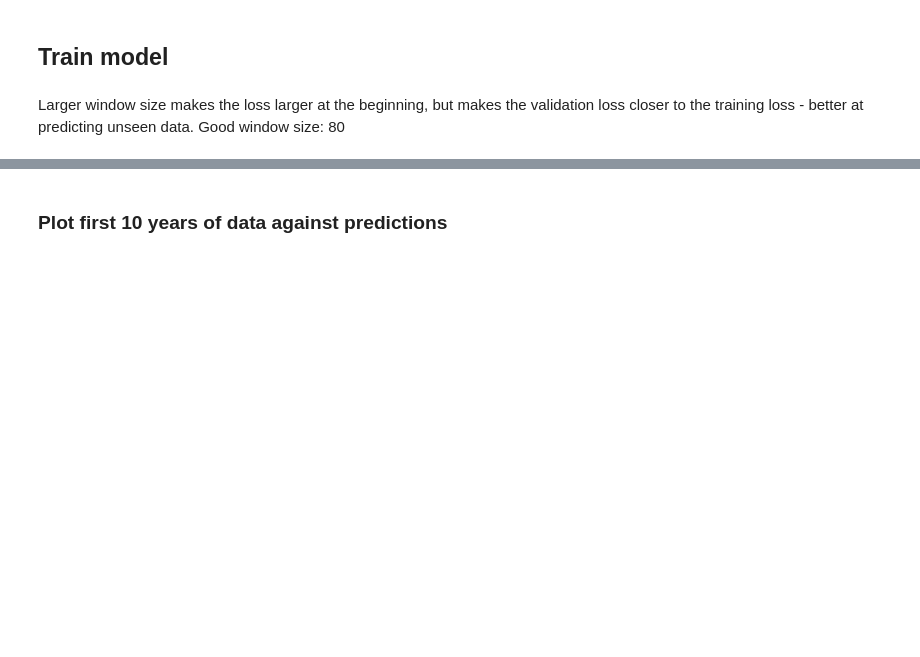
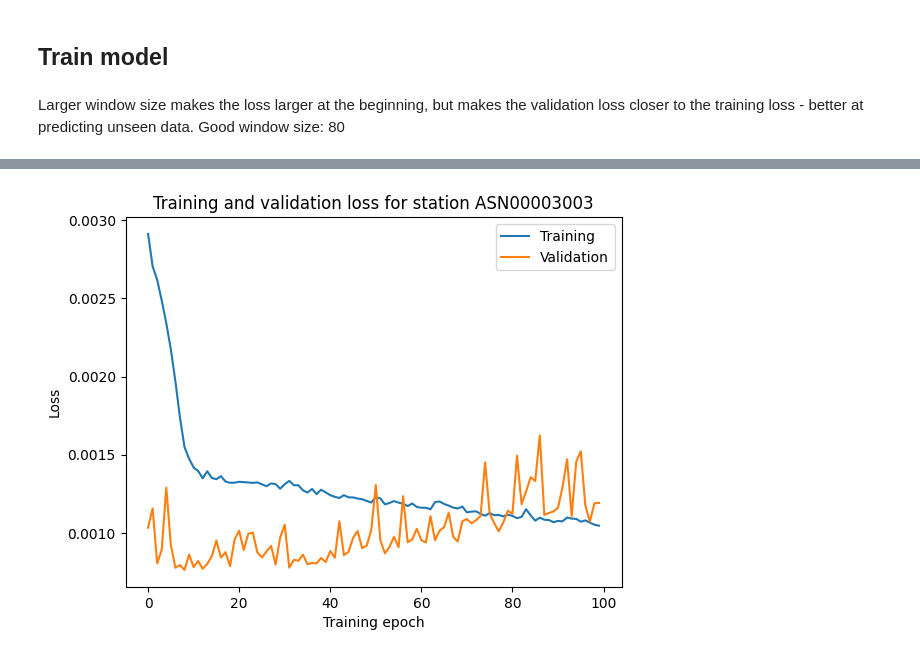
Before and after one commit to rhtweedie/ghcnd_ml, a Jupyter notebook: RNN_country_climate.ipynb, the cells around one changed output, grey strips where cells are left out. Saved outputs shown, nothing was run; the diff lists cells and outputs as text; code cells hidden in the pictures; blank space fills up the shorter version.

```diff
--- a/RNN_country_climate.ipynb
+++ b/RNN_country_climate.ipynb
@@ -162,2 +203,11 @@ ax.plot(target_test)
-# %% [markdown]
-### Plot first 10 years of data against predictions
+# %%
+fig, ax = plt.subplots()
+ax.plot(cost, label = "Training")
+ax.plot(val_cost, label = "Validation")
+ax.set_xlabel("Training epoch")
+ax.set_ylabel("Loss")
+ax.set_title(f"Training and validation loss for station {station}")
+ax.legend()
+plt.savefig('figures/climate_loss.svg', format = 'svg')
+# %% [output]
+[figure, added]
```
Also changed, not shown: parts of 10 cells of this notebook.
